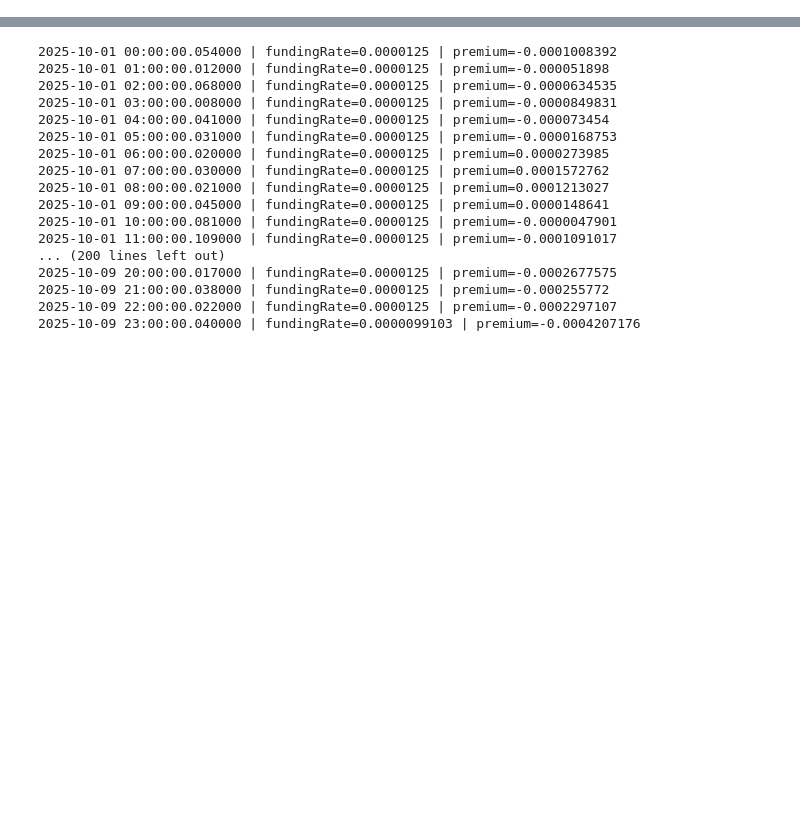
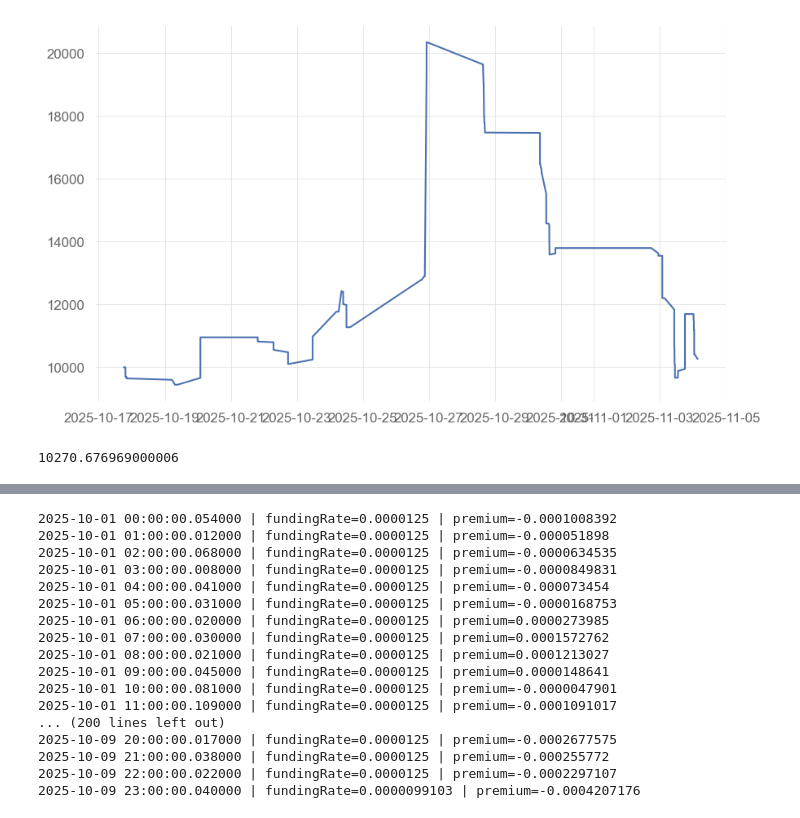
Before and after one commit to arjungoswami/LLMTradingBotAnalysis, a Jupyter notebook: notebooks/Hyperliquid_API_Wallet_Scrape.ipynb, the cells around one changed output, grey strips where cells are left out. Saved outputs shown, nothing was run; the diff lists cells and outputs as text; code cells hidden in the pictures; blank space fills up the shorter version.

```diff
--- a/notebooks/Hyperliquid_API_Wallet_Scrape.ipynb
+++ b/notebooks/Hyperliquid_API_Wallet_Scrape.ipynb
@@ -121,0 +129,10 @@ plt.show()
+# %%
+plt.plot(deepseek_bot.get_historical_pnl()[:'2025-11-04 06:00:00'])
+plt.show()
+# %% [output]
+[figure, added]
+# %%
+last_timestamp = '2025-11-04 05:59:00'
+deepseek_bot.get_historical_pnl()[:last_timestamp].iloc[-1]
+# %% [output]
+10270.676969000006
```
Also changed, not shown: parts of 17 cells of this notebook.
